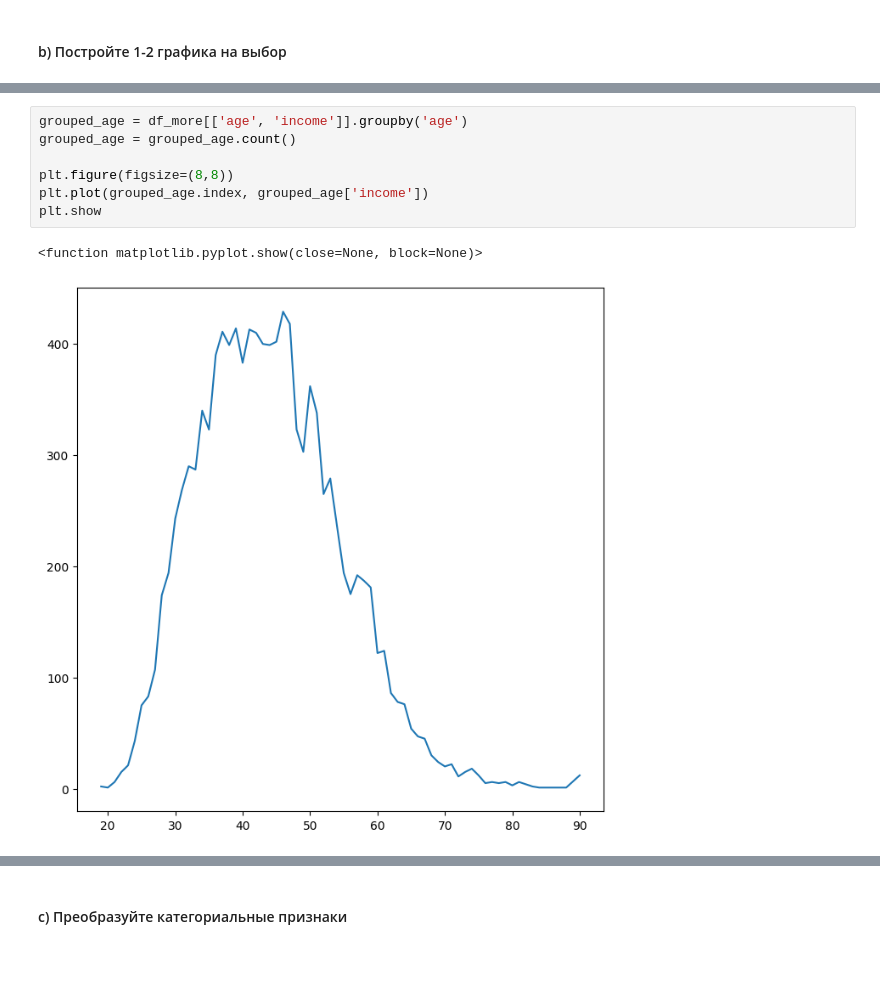
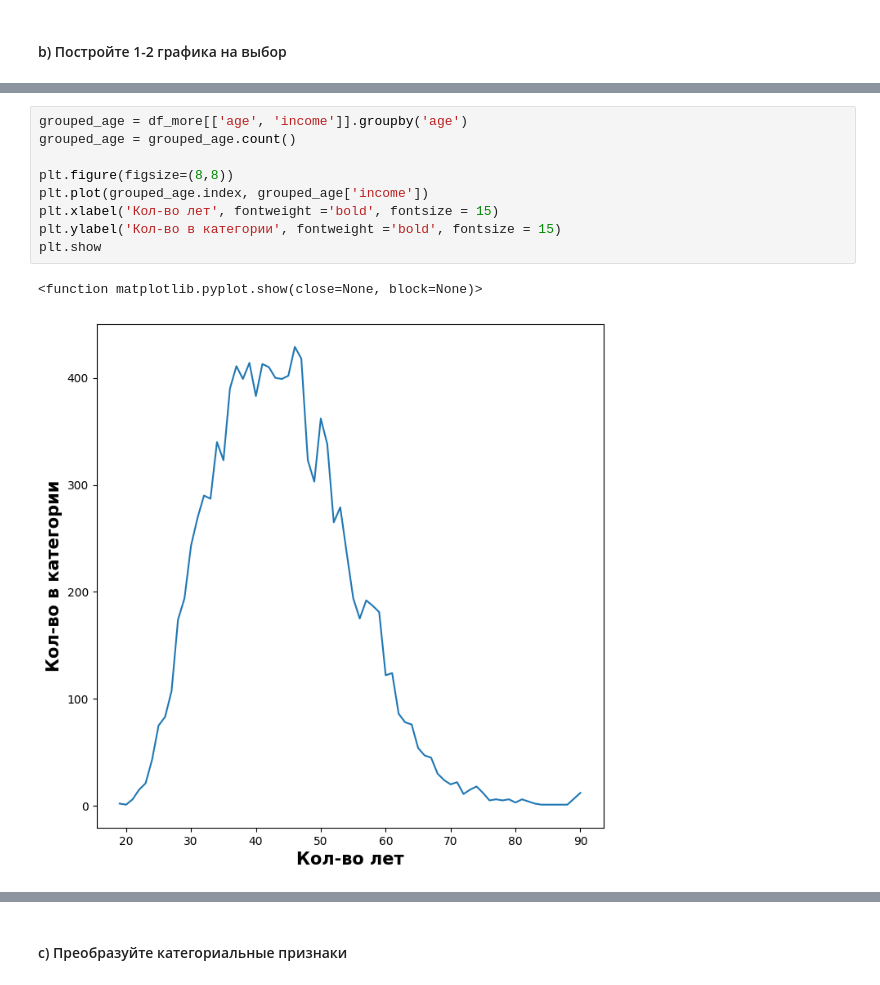
Before and after one commit to RedNetMaker/LearnML, a Jupyter notebook: homework_class.ipynb, the cells around one changed output, grey strips where cells are left out. Cells and saved outputs as stored; diff of their text form.

```diff
--- a/homework_class.ipynb
+++ b/homework_class.ipynb
@@ -105,10 +92,12 @@ df_less = df[df['income'] == '<=50K']
 # %%
 grouped_age = df_more[['age', 'income']].groupby('age')
 grouped_age = grouped_age.count()
 
 plt.figure(figsize=(8,8))
 plt.plot(grouped_age.index, grouped_age['income'])
+plt.xlabel('Кол-во лет', fontweight ='bold', fontsize = 15)
+plt.ylabel('Кол-во в категории', fontweight ='bold', fontsize = 15)
 plt.show
 # %% [output]
 <function matplotlib.pyplot.show(close=None, block=None)>
-[figure, old version]
+[figure, new version]
```
Also changed, not shown: parts of 19 cells of this notebook.
